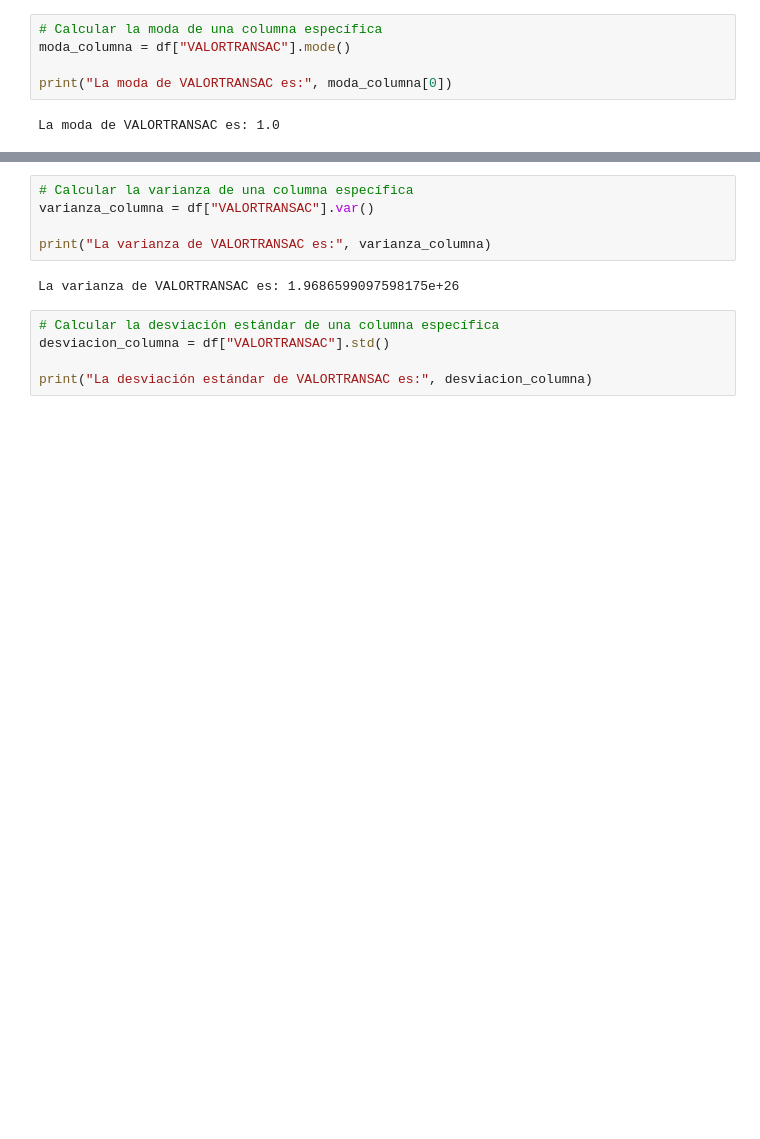
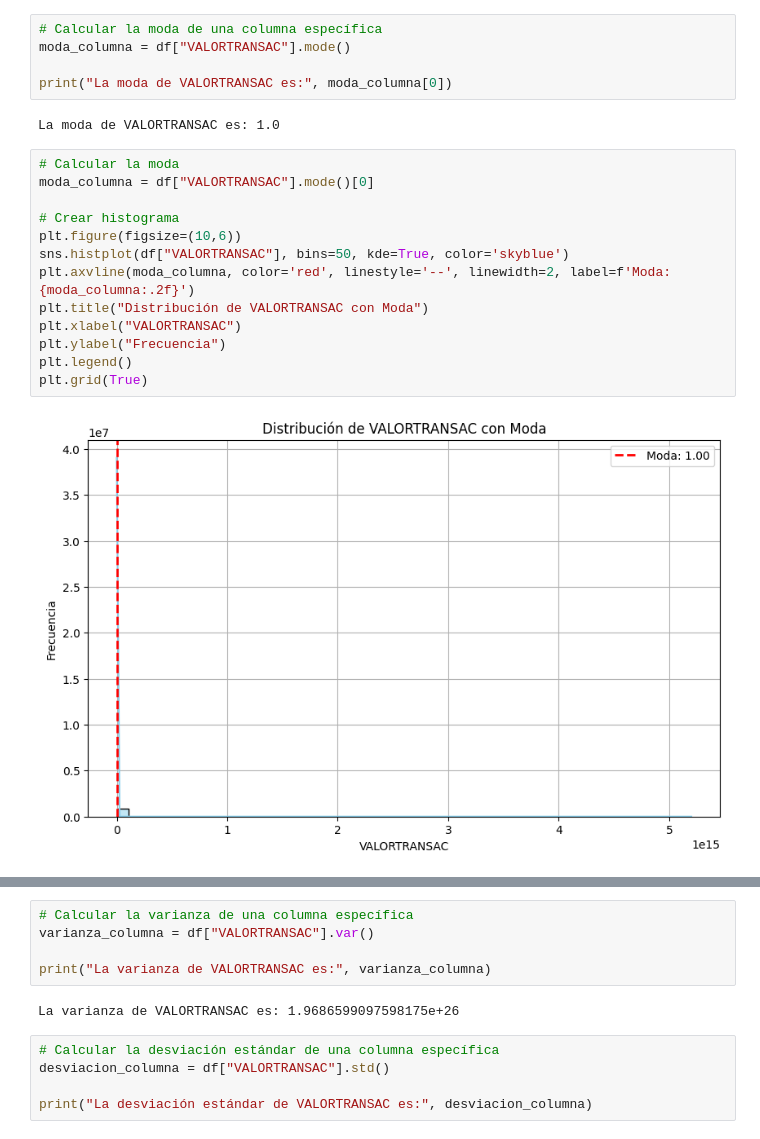
Before and after one commit to oerv13/Ibero, a Jupyter notebook: Algoritmos.ipynb, the cells around one changed output, grey strips where cells are left out. Cells and saved outputs as stored; diff of their text form; blank space fills up the shorter version.

```diff
--- a/Algoritmos.ipynb
+++ b/Algoritmos.ipynb
@@ -138,3 +171,18 @@ moda_columna = df["VALORTRANSAC"].mode()
 print("La moda de VALORTRANSAC es:", moda_columna[0])
 # %% [output]
 La moda de VALORTRANSAC es: 1.0
+# %%
+# Calcular la moda
+moda_columna = df["VALORTRANSAC"].mode()[0]
+
+# Crear histograma
+plt.figure(figsize=(10,6))
+sns.histplot(df["VALORTRANSAC"], bins=50, kde=True, color='skyblue')
+plt.axvline(moda_columna, color='red', linestyle='--', linewidth=2, label=f'Moda: {moda_columna:.2f}')
+plt.title("Distribución de VALORTRANSAC con Moda")
+plt.xlabel("VALORTRANSAC")
+plt.ylabel("Frecuencia")
+plt.legend()
+plt.grid(True)
+# %% [output]
+[figure, added]
```
Also changed, not shown: parts of 28 cells of this notebook.
